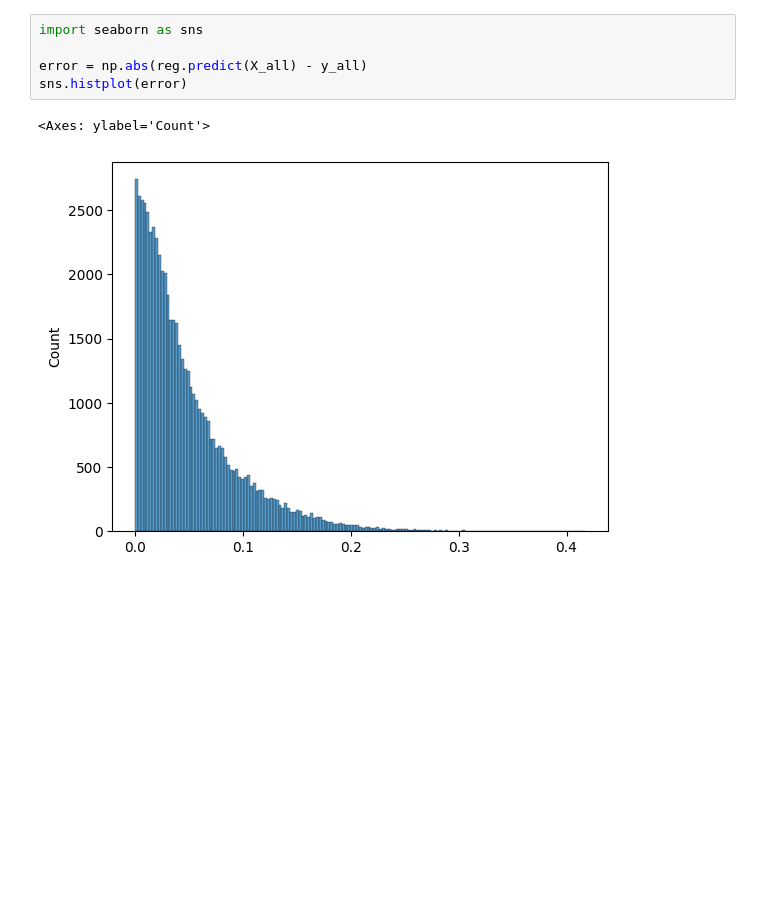
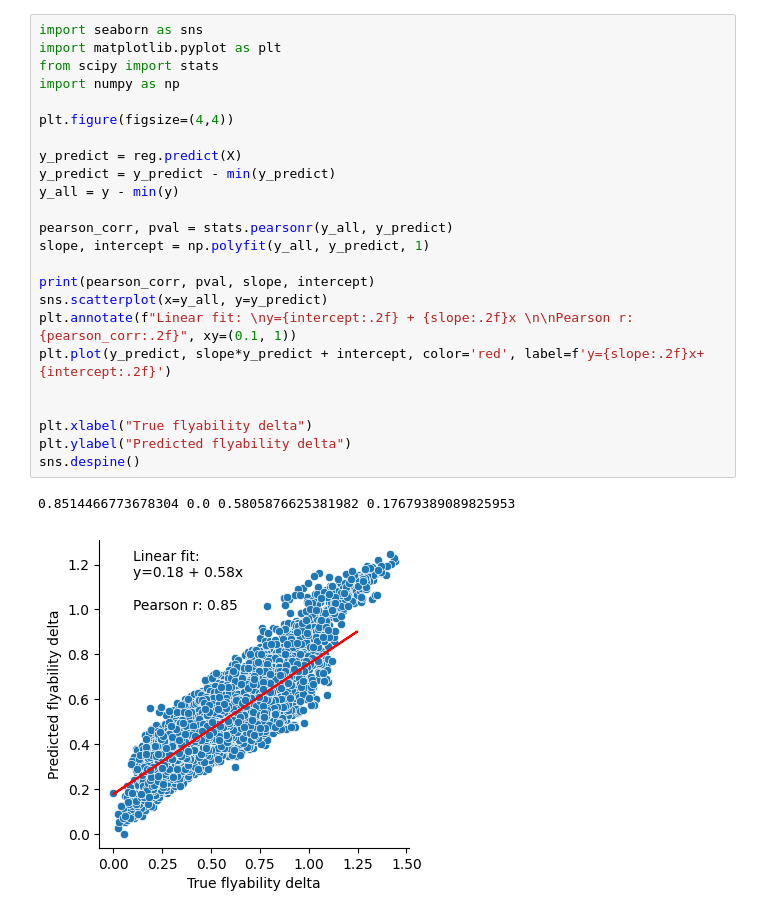
Before and after one commit to ErikHartman/peptide-flyability, a Jupyter notebook: idea.ipynb, the cells around one changed output. Saved outputs shown, nothing was run; the diff lists cells and outputs as text; blank space fills up the shorter version.

```diff
--- a/idea.ipynb
+++ b/idea.ipynb
@@ -104,8 +88,27 @@ shap.summary_plot(explanation)
-# %%
-import seaborn as sns
-
-error = np.abs(reg.predict(X_all) - y_all)
-sns.histplot(error)
-# %% [output]
-<Axes: ylabel='Count'>
-[figure, removed]
+# %%
+import seaborn as sns
+import matplotlib.pyplot as plt
+from scipy import stats
+import numpy as np
+
+plt.figure(figsize=(4,4))
+
+y_predict = reg.predict(X)
+y_predict = y_predict - min(y_predict)
+y_all = y - min(y)
+
+pearson_corr, pval = stats.pearsonr(y_all, y_predict)
+slope, intercept = np.polyfit(y_all, y_predict, 1)
+
+print(pearson_corr, pval, slope, intercept)
+sns.scatterplot(x=y_all, y=y_predict)
+plt.annotate(f"Linear fit: \ny={intercept:.2f} + {slope:.2f}x \n\nPearson r: {pearson_corr:.2f}", xy=(0.1, 1))
+plt.plot(y_predict, slope*y_predict + intercept, color='red', label=f'y={slope:.2f}x+{intercept:.2f}')
+
+
+plt.xlabel("True flyability delta")
+plt.ylabel("Predicted flyability delta")
+sns.despine()
+# %% [output]
+0.8514466773678304 0.0 0.5805876625381982 0.17679389089825953
+[figure, added]
```
Also changed, not shown: parts of 11 cells of this notebook, 1 other file.
